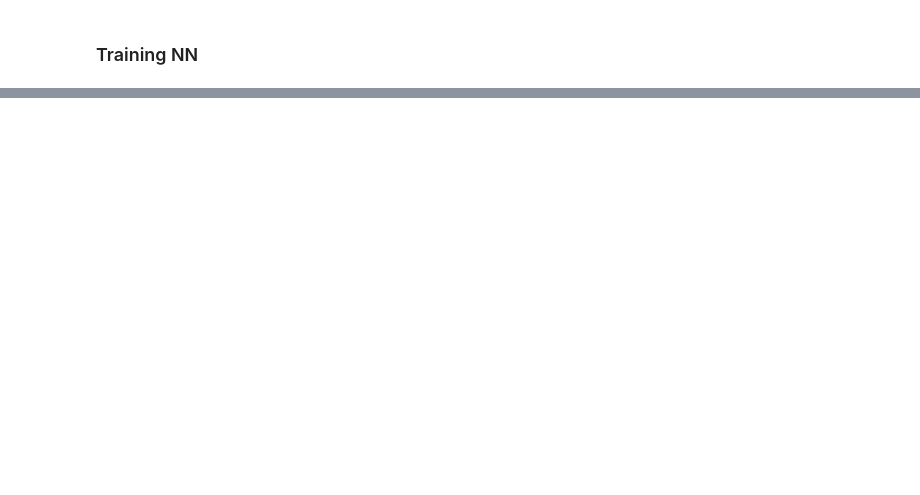
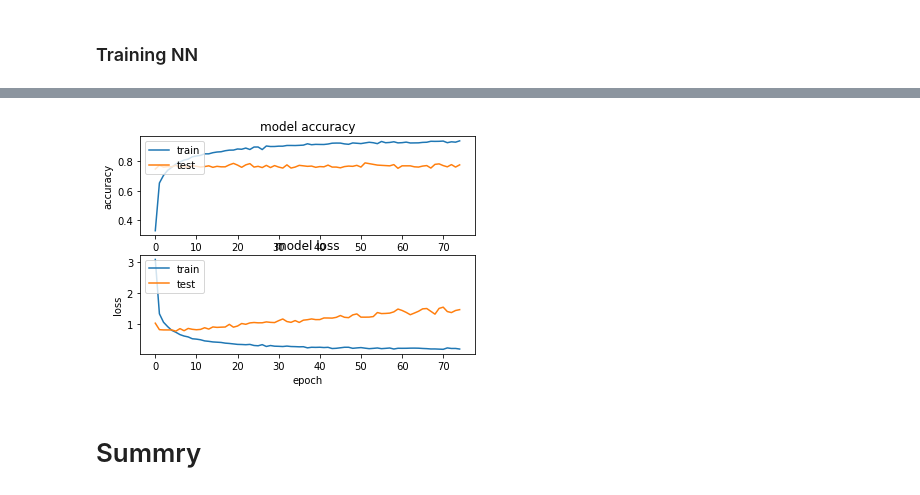
Before and after one commit to gosha-shapira/Dog-breed-classification-with-transfer-learning, a Jupyter notebook: transfer_learning_notebook.ipynb, the cells around one changed output, grey strips where cells are left out. Drawn from its saved outputs; the diff is of its cells as text; code cells hidden in the pictures; blank space fills up the shorter version.

```diff
--- a/transfer_learning_notebook.ipynb
+++ b/transfer_learning_notebook.ipynb
@@ -329,0 +798,8 @@ report_accuracy(test_tensors, test_targets)
+# %%
+# load train, test, and validation datasets
+train_files, train_targets = load_dataset('/content/drive/MyDrive/Final_Project/train')
+val_files, val_targets = load_dataset('/content/drive/MyDrive/Final_Project/val')
+test_files, test_targets = load_dataset('/content/drive/MyDrive/Final_Project/test')
+
+# load list of dog breed names
+breeds = [item[21:-1] for item in sorted(glob("train_val_test/train/*/"))]
@@ -329,0 +814,13 @@ report_accuracy(test_tensors, test_targets)
+# %%
+input_size=224
+num_classes=120
+S=1
+train_len=len(train_files)
+
+inception_bottleneck=inception_v3.InceptionV3(weights='imagenet', include_top=False, pooling='avg')
+train_i_bf = inception_bottleneck.predict(train_tensors, batch_size=32, verbose=1)
+val_i_bf = inception_bottleneck.predict(val_tensors, batch_size=32, verbose=1)
+test_i_bf = inception_bottleneck.predict(test_tensors, batch_size=32, verbose=1)
+print('InceptionV3 train bottleneck features shape: {} size: {:,}'.format(train_i_bf.shape, train_i_bf.size))
+print('InceptionV3 valid bottleneck features shape: {} size: {:,}'.format(val_i_bf.shape, val_i_bf.size))
+print('InceptionV3 test bottleneck features shape: {} size: {:,}'.format(test_i_bf.shape, test_i_bf.size))
@@ -329,0 +902,25 @@ report_accuracy(test_tensors, test_targets)
+# %%
+# summarize history for accuracy
+
+plt.subplot(211)
+plt.plot(history.history['accuracy'])
+plt.plot(history.history['val_accuracy'])
+plt.title('model accuracy')
+plt.ylabel('accuracy')
+plt.xlabel('epoch')
+plt.legend(['train', 'test'], loc='upper left')
+
+# summarize history for loss
+
+plt.subplot(212)
+plt.plot(history.history['loss'])
+plt.plot(history.history['val_loss'])
+plt.title('model loss')
+plt.ylabel('loss')
+plt.xlabel('epoch')
+plt.legend(['train', 'test'], loc='upper left')
+plt.show()
+# %% [output]
+[figure, added]
+# %% [markdown]
+# Summry
```
Also changed, not shown: parts of 71 cells of this notebook.
